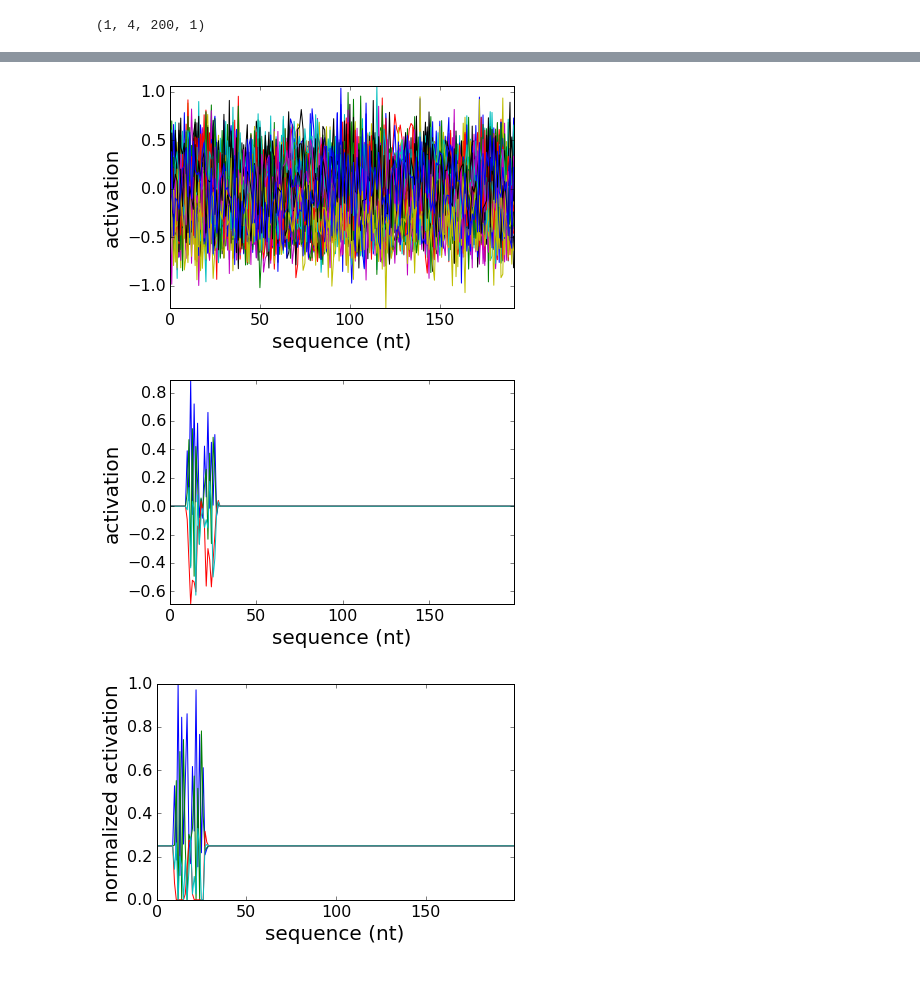
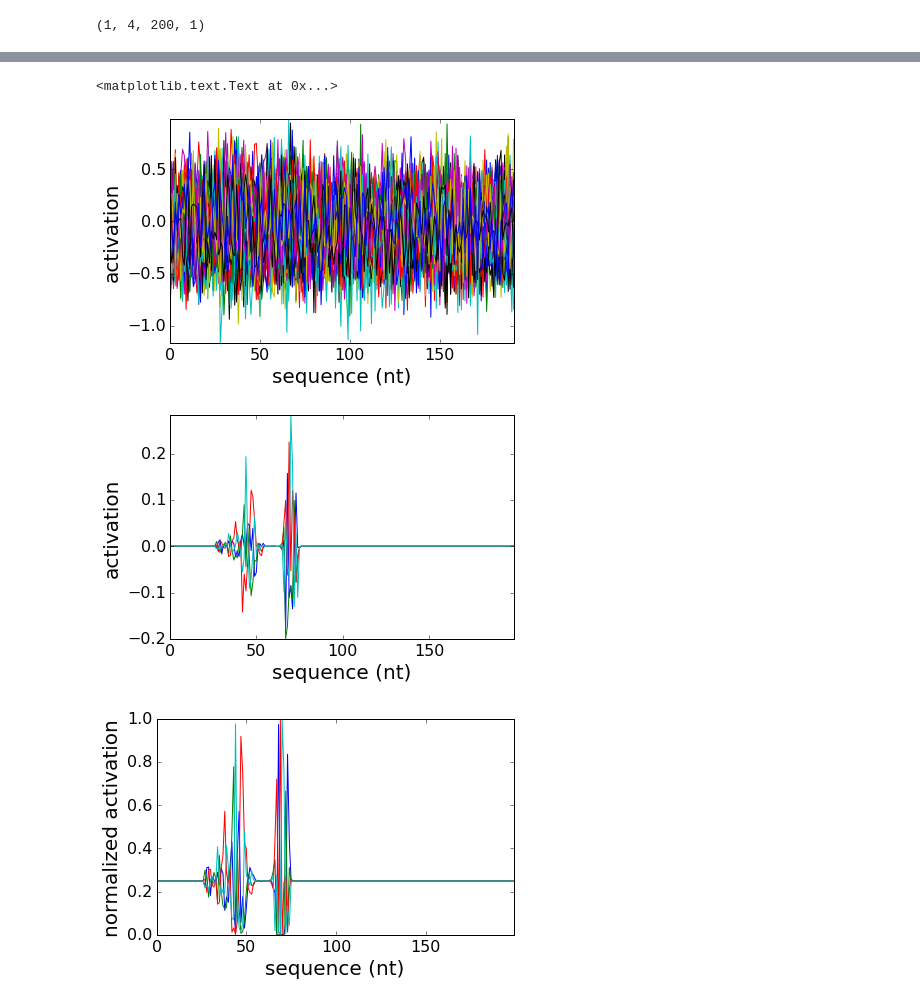
Before and after one commit to p-koo/theanomics, a Jupyter notebook: notebook/Importance reconstruction - medium.ipynb, the cells around one changed output, grey strips where cells are left out. Drawn from its saved outputs; the diff is of its cells as text; code cells hidden in the pictures.

```diff
--- a/notebook/Importance reconstruction - medium.ipynb
+++ b/notebook/Importance reconstruction - medium.ipynb
@@ -33,7 +33,7 @@ np.random.seed(247) # for reproducibility
 # %% [output]
 Using gpu device 0: GeForce GTX 980 (CNMeM is disabled, cuDNN 4007)
 # %%
-filename = 'Localized_N=100000_S=200_M=50_G=20_data.pickle'
+filename = 'Localized_N=100000_S=200_M=300_G=30_data.pickle'
 datapath = '/home/peter/Data/SequenceMotif'
 filepath = os.path.join(datapath, filename)
 
@@ -326,7 +326,7 @@ def same_unpool_fmap(layer, seq_length):
 # %% [markdown]
 # importance analysis
 # %%
-map_index = 85#14, 16, 22, 17, 172,
+map_index = 9#14, 16, 22, 17, 172,
 
 savename = 'Unlocalized_medium_'+str(map_index)+'_'
 savedir = '/home/peter/Documents/'+savename
@@ -379,10 +404,10 @@ conv4[conv4<threshold] = 0
 # %%
 
-conv4 = np.zeros(20)
-conv4[class_index]=10
-conv4 = np.expand_dims(conv4,0)
-conv4 = np.expand_dims(conv4,2)
-conv4 = np.expand_dims(conv4,3)
+#conv4 = np.ones(30)*0
+#conv4[class_index]=5
+#conv4 = np.expand_dims(conv4,0)
+#conv4 = np.expand_dims(conv4,2)
+#conv4 = np.expand_dims(conv4,3)
 # %%
 conv3 = deconvolution(conv4, network['conv4'])
 conv3_flat = np.squeeze(conv3[0],axis=2)
@@ -569,45 +620,51 @@ ax.tick_params(axis='x', labelsize=16)
 ax.tick_params(axis='y', labelsize=16)
 plt.xlabel('sequence (nt)', fontsize=20)
 plt.ylabel('activation', fontsize=20)
-outfile = savedir+ 'conv1_'+ str(class_index)  + '.pdf'
-fig.savefig(outfile, format='pdf', dpi=1000)
+#outfile = savedir+ 'conv1_'+ str(class_index)  + '.pdf'
+#fig.savefig(outfile, format='pdf', dpi=1000)
 
 
 fig = plt.figure()
 plt.plot(np.squeeze(reconstruction[0]).T)
 plt.axis('tight')
 ax = plt.gca()
 ax.tick_params(axis='x', labelsize=16)
 ax.tick_params(axis='y', labelsize=16)
 plt.xlabel('sequence (nt)', fontsize=20)
 plt.ylabel('activation', fontsize=20)
-outfile = savedir+ 'deconv0_'+ str(class_index)  + '.pdf'
-fig.savefig(outfile, format='pdf', dpi=1000)
+#outfile = savedir+ 'deconv0_'+ str(class_index)  + '.pdf'
+#fig.savefig(outfile, format='pdf', dpi=1000)
 
-#reconstruction[reconstruction<0]=0
 
 pwm = np.squeeze(reconstruction[0])
+MAX = np.max(pwm)
+pwm = pwm/MAX*6
+pwm = np.exp(pwm)
 pwm = pwm/np.max(pwm)
-pwm += .2
+#pwm -= 0.01
 pwm[pwm<0] = 0
+
+#pwm += .2
+#
 #pwm = pwm + np.mean(pwm)
 norm = np.outer(np.ones(4), np.sum(pwm, axis=0))
 pwm = pwm/norm
 
 fig = plt.figure()
 plt.plot(pwm.T);
 plt.axis('tight')
 ax = plt.gca()
 ax.tick_params(axis='x', labelsize=16)
 ax.tick_params(axis='y', labelsize=16)
 plt.xlabel('sequence (nt)', fontsize=20)
 plt.ylabel('normalized activation', fontsize=20)
-outfile = savedir+ 'deconv0_normalized_'+ str(class_index)  + '.pdf'
-fig.savefig(outfile, format='pdf', dpi=1000)
+#outfile = savedir+ 'deconv0_no6malized_'+ str(class_index)  + '.pdf'
+#fig.savefig(outfile, format='pdf', dpi=1000)
 # %% [output]
+<matplotlib.text.Text at 0x...>
-[figure, old version]
+[figure, new version]
-[figure, old version]
+[figure, new version]
-[figure, old version]
+[figure, new version]
 # %%
 height=100
 bp_width=20
```
Also changed, not shown: parts of 19 cells of this notebook, 12 other files.
